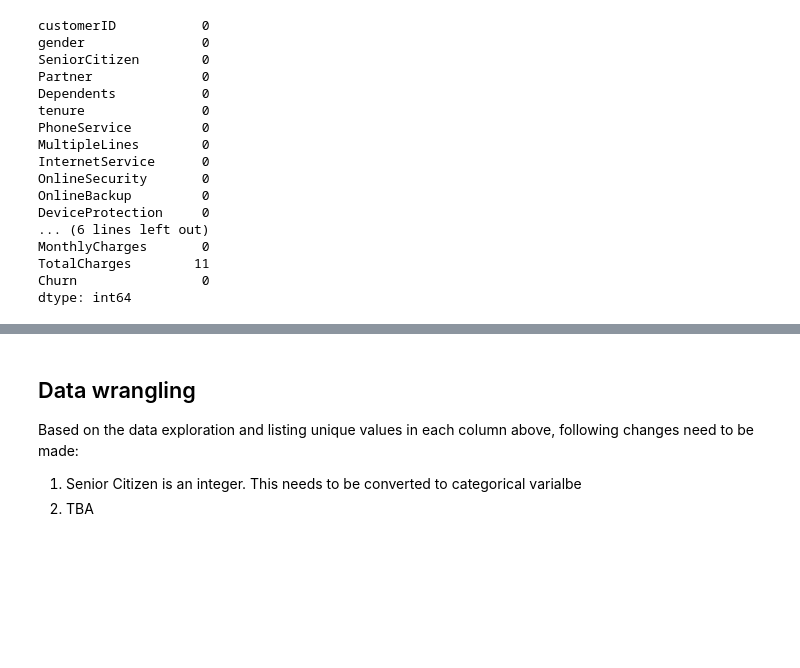
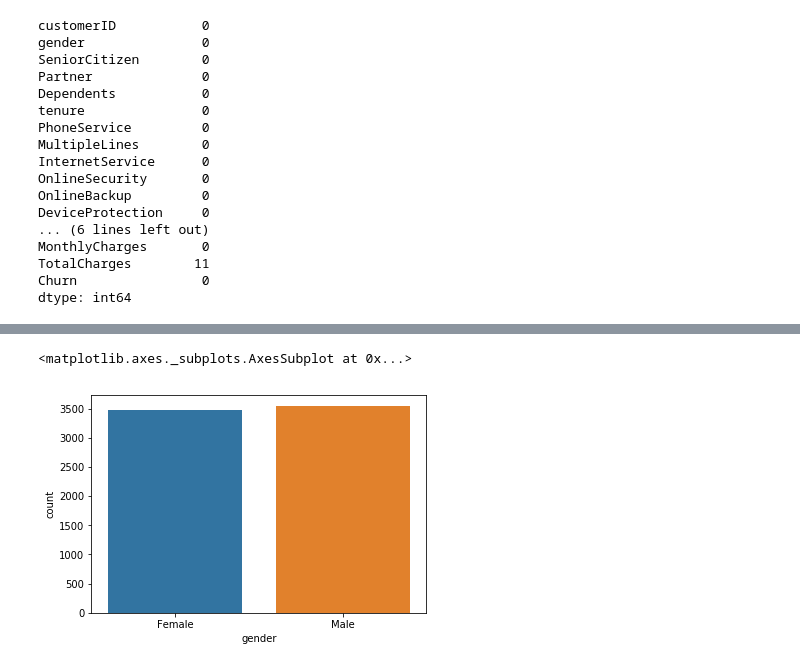
Before and after one commit to parasdoshicom/SpringboardDSIntensive, a Jupyter notebook: Customer Churn Prediction.ipynb, the cells around one changed output, grey strips where cells are left out. Cells and saved outputs as stored; diff of their text form; code cells hidden in the pictures; blank space fills up the shorter version.

```diff
--- a/Customer Churn Prediction.ipynb
+++ b/Customer Churn Prediction.ipynb
@@ -294,5 +305,5 @@ array([ 1, 34,  2, 45,  8, 22, 10, 28, 62, 13, 16, 58, 49, 25, 69, 52, 71,
-# %% [markdown]
-## Data wrangling
-Based on the data exploration and listing unique values in each column above, following changes need to be made:
-1. Senior Citizen is an integer. This needs to be converted to categorical varialbe
-2. TBA
+# %%
+sns.countplot(churndata['gender'])
+# %% [output]
+<matplotlib.axes._subplots.AxesSubplot at 0x...>
+[figure, added]
```
Also changed, not shown: parts of 49 cells of this notebook.
